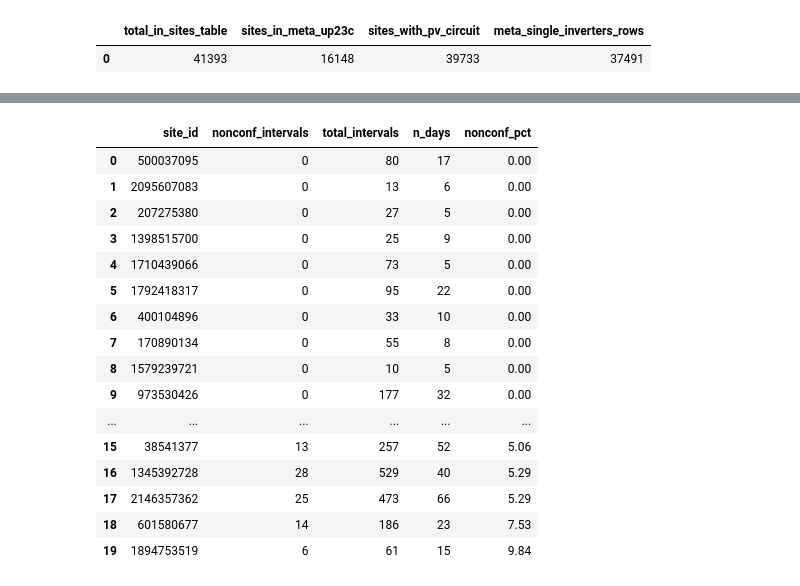
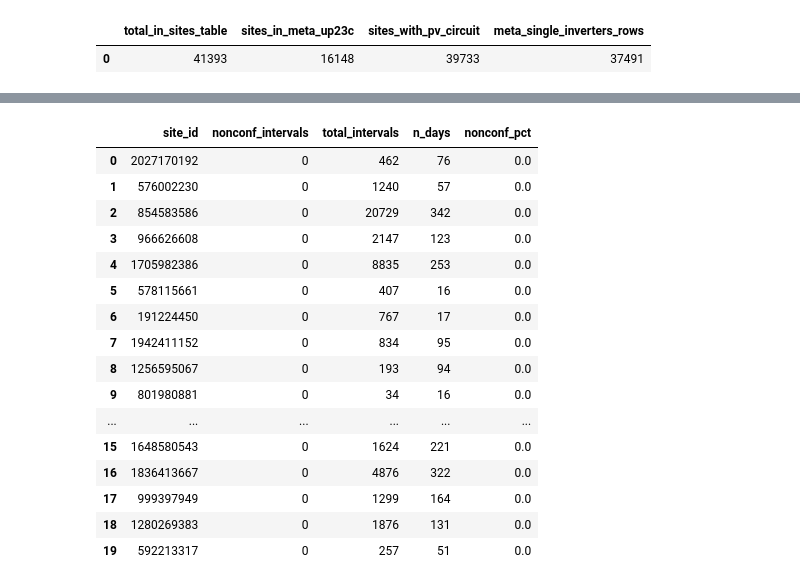
Before and after one commit to UNSW-CEEM/CICCADA, a Jupyter notebook: bms_sa_review/data_query/01_data_exploration.ipynb, the cells around one changed output, grey strips where cells are left out. Cells and saved outputs as stored; diff of their text form; code cells hidden in the pictures.

```diff
--- a/bms_sa_review/data_query/01_data_exploration.ipynb
+++ b/bms_sa_review/data_query/01_data_exploration.ipynb
@@ -519,34 +579,68 @@ site_summary
 #   CHECK    : "voltwatt" or "voltvar" (or other TBD)
 #   BEHAVIOUR: "nonconforming" or "conforming"
 # =============================================================================
+# =============================================================================
+# Controls: pick a response mode and pull a ranked site list
+# =============================================================================
+# RESPONSE_MODE : one of:
+#                   "voltwatt",
+#                   "voltvar",
+#                   "sust_op",
+#                   "sust_op_3w",
+#                   "antiisland"
+# BEHAVIOUR     : "nonconforming" or "conforming"
+# PLOT_TYPE     : "operational modes"  → Volt-Watt + Volt-VAr panels
+#                 "protective functions"   → Sustained-Op + Anti-Islanding panels
+# YEAR / MONTH  : telemetry year and month for ranking
+#                 set MONTH=None to rank over the full year (slower, one Athena scan per site)
+# =============================================================================
 
-CHECK     = "sust_op"        # "voltwatt" or "voltvar"
-BEHAVIOUR = "conforming"   # "nonconforming" or "conforming"
-YEAR      = 2025
-MONTH     = 6
-MIN_DAYS  = 5                 # require a few days of data so rates are meaningful
+RESPONSE_MODE = "voltwatt"    # see options above
+BEHAVIOUR     = "conforming"    # "nonconforming" or "conforming"
+PLOT_TYPE     = "operational"    # "operational" or "protective"  # TBD: thrown an if
+YEAR          = 2024
+MONTH         = None            # None = full year, int = single month
+MIN_DAYS      = 5               # min days of data before a site is eligible
+N_RESULTS     = 20              # how many sites to return in the ranking
 
-table   = f"conformance_{CHECK}"
-nonconf = f"nonconformance_{CHECK}"
-order   = "DESC" if BEHAVIOUR == "nonconforming" else "ASC"
+# Map response mode to conformance table and non-conformance count column
+_MODE_MAP = {
+    "voltwatt":    ("conformance_voltwatt",    "nonconformance_voltwatt_count"),
+    "voltvar":     ("conformance_voltvar",     "nonconformance_voltvar_red_count"),
+    "sust_op":     ("conformance_sust_op",     "nonconformance_sust_op_count"),
+    "sust_op_3w":  ("conformance_sust_op_3w",  "nonconformance_sust_op_3w_count"),
+    "antiisland":  ("conformance_antiisland",  "nonconformance_antiisland_count"),
+}
+if RESPONSE_MODE not in _MODE_MAP:
+    raise ValueError(f"Unknown RESPONSE_MODE '{RESPONSE_MODE}'. "
+                     f"Choose from: {list(_MODE_MAP)}")
+
+_table, _nonconf_col = _MODE_MAP[RESPONSE_MODE]
+_order = "DESC" if BEHAVIOUR == "nonconforming" else "ASC"
+
+# Build WHERE clause: year always required; month optional
+_year_filter = f"year = {YEAR}"
+_month_filter = f" AND month = {MONTH}" if MONTH is not None else ""
+_period_label = f"{YEAR}-{MONTH:02d}" if MONTH else str(YEAR)
 
 ranked = aq(f"""
     SELECT
         site_id,
-        sum({nonconf}_count)               AS nonconf_intervals,
-        sum(total_count)                   AS total_intervals,
-        count(*)                           AS n_days,
-        round(100.0 * sum({nonconf}_count)
-              / nullif(sum(total_count), 0), 2) AS nonconf_pct
-    FROM {table}
-    WHERE year = {YEAR} AND month = {MONTH}
+        sum({_nonconf_col})                                            AS nonconf_intervals,
+        sum(total_count)                                               AS total_intervals,
+        count(*)                                                       AS n_days,
+        round(100.0 * sum({_nonconf_col})
+              / nullif(sum(total_count), 0), 2)                        AS nonconf_pct
+    FROM {_table}
+    WHERE {_year_filter}{_month_filter}
     GROUP BY site_id
     HAVING sum(total_count) > 0
        AND count(*) >= {MIN_DAYS}
-    ORDER BY nonconf_pct {order}
-    LIMIT 20
+    ORDER BY nonconf_pct {_order}
+    LIMIT {N_RESULTS}
 """, database=SAI)
 
-print(f"{BEHAVIOUR.upper()} sites for {CHECK} in {YEAR}-{MONTH:02d}:")
+print(f"{BEHAVIOUR.upper()} sites - {RESPONSE_MODE}  |  period: {_period_label}")
+print(f"Returned {len(ranked)} sites. Top = most {BEHAVIOUR}.")
 ranked
 # %% [output]
@@ -554,17 +649,17 @@ CONFORMING sites for sust_op in 2025-06:
 |  | site_id | nonconf_intervals | total_intervals | n_days | nonconf_pct |
-| 0 | 500037095 | 0 | 80 | 17 | 0.00 |
-| 1 | 2095607083 | 0 | 13 | 6 | 0.00 |
-| 2 | 207275380 | 0 | 27 | 5 | 0.00 |
-| 3 | 1398515700 | 0 | 25 | 9 | 0.00 |
-| 4 | 1710439066 | 0 | 73 | 5 | 0.00 |
-| 5 | 1792418317 | 0 | 95 | 22 | 0.00 |
-| 6 | 400104896 | 0 | 33 | 10 | 0.00 |
-| 7 | 170890134 | 0 | 55 | 8 | 0.00 |
-| 8 | 1579239721 | 0 | 10 | 5 | 0.00 |
-| 9 | 973530426 | 0 | 177 | 32 | 0.00 |
+| 0 | 2027170192 | 0 | 462 | 76 | 0.0 |
+| 1 | 576002230 | 0 | 1240 | 57 | 0.0 |
+| 2 | 854583586 | 0 | 20729 | 342 | 0.0 |
+| 3 | 966626608 | 0 | 2147 | 123 | 0.0 |
+| 4 | 1705982386 | 0 | 8835 | 253 | 0.0 |
+| 5 | 578115661 | 0 | 407 | 16 | 0.0 |
+| 6 | 191224450 | 0 | 767 | 17 | 0.0 |
+| 7 | 1942411152 | 0 | 834 | 95 | 0.0 |
+| 8 | 1256595067 | 0 | 193 | 94 | 0.0 |
+| 9 | 801980881 | 0 | 34 | 16 | 0.0 |
 | ... | ... | ... | ... | ... | ... |
-| 15 | 38541377 | 13 | 257 | 52 | 5.06 |
-| 16 | 1345392728 | 28 | 529 | 40 | 5.29 |
-| 17 | 2146357362 | 25 | 473 | 66 | 5.29 |
-| 18 | 601580677 | 14 | 186 | 23 | 7.53 |
-| 19 | 1894753519 | 6 | 61 | 15 | 9.84 |
+| 15 | 1648580543 | 0 | 1624 | 221 | 0.0 |
+| 16 | 1836413667 | 0 | 4876 | 322 | 0.0 |
+| 17 | 999397949 | 0 | 1299 | 164 | 0.0 |
+| 18 | 1280269383 | 0 | 1876 | 131 | 0.0 |
+| 19 | 592213317 | 0 | 257 | 51 | 0.0 |
```
Also changed, not shown: parts of 27 cells of this notebook, 4 other files.
